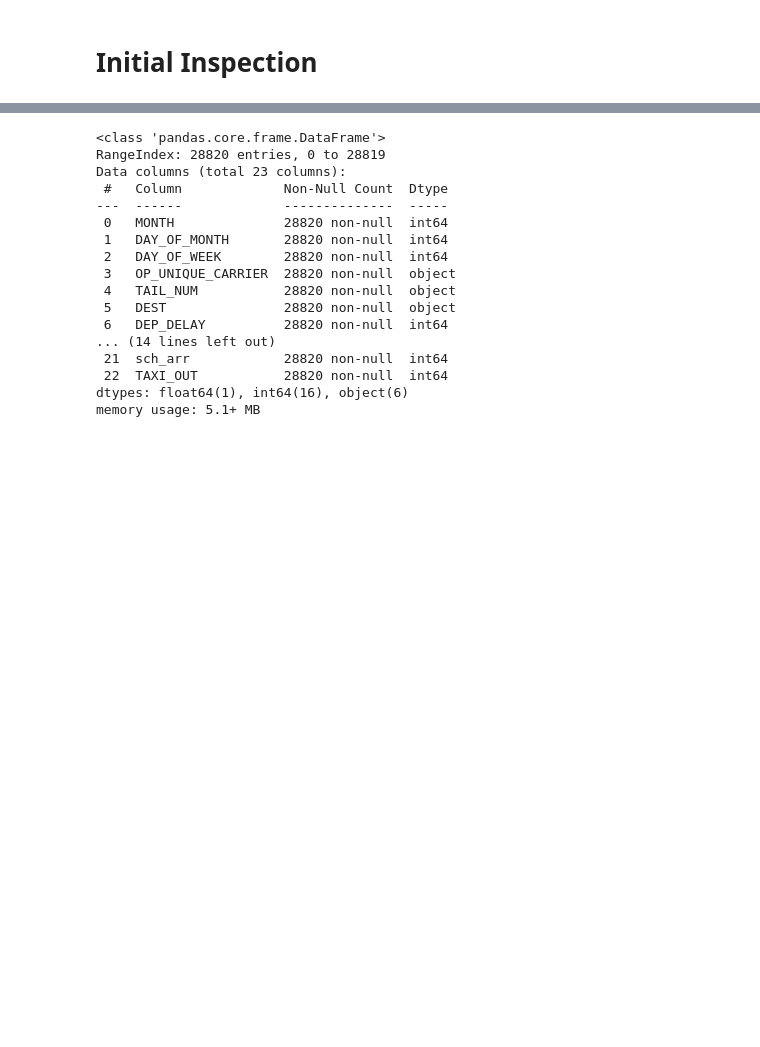
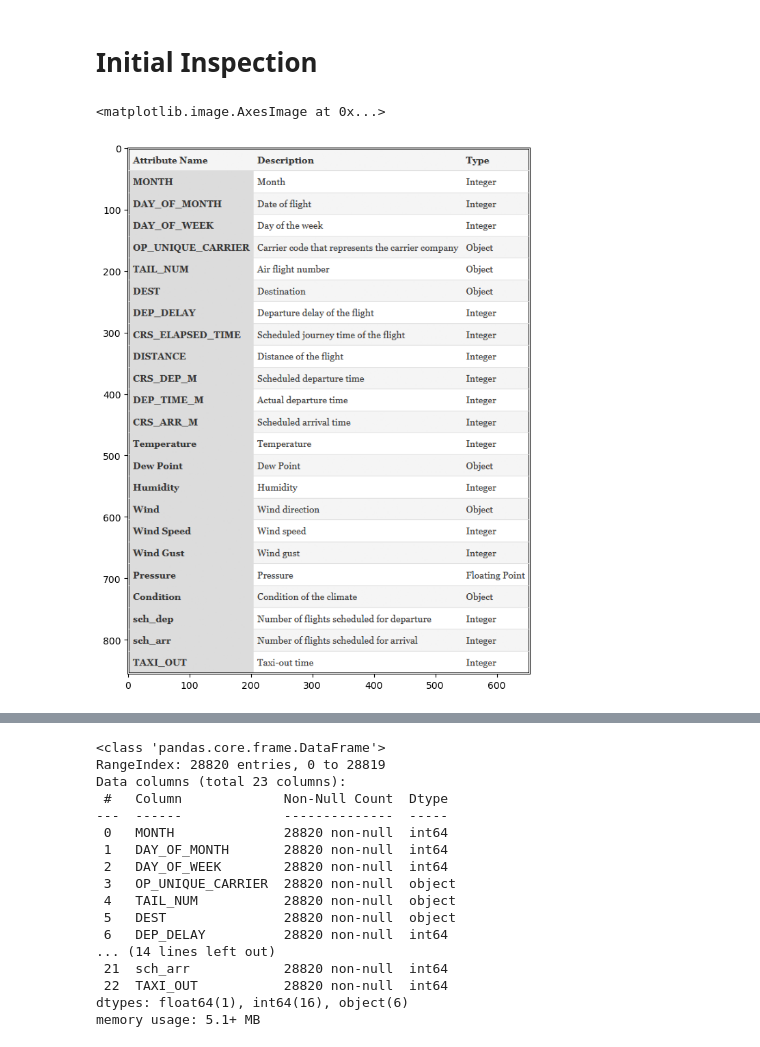
Before and after one commit to ADPriceless/TDA_Assignment_TaxiTime, a Jupyter notebook: exploration.ipynb, the cells around one changed output, grey strips where cells are left out. Drawn from its saved outputs; the diff is of its cells as text; code cells hidden in the pictures; blank space fills up the shorter version.

```diff
--- a/exploration.ipynb
+++ b/exploration.ipynb
@@ -14,3 +16,12 @@ import seaborn as sns
+# %%
+fig, ax = plt.subplots()
+fig.set_figwidth(10)
+fig.set_figheight(10)
+img = plt.imread('img/definition-of-terms.png')
+ax.imshow(img)
+# %% [output]
+<matplotlib.image.AxesImage at 0x...>
+[figure, added]
 # %%
 df_takeoff = pd.read_csv('data/M1_final.csv')
 df_takeoff.head()
```
Also changed, not shown: parts of 2 cells of this notebook, 3 other files.
